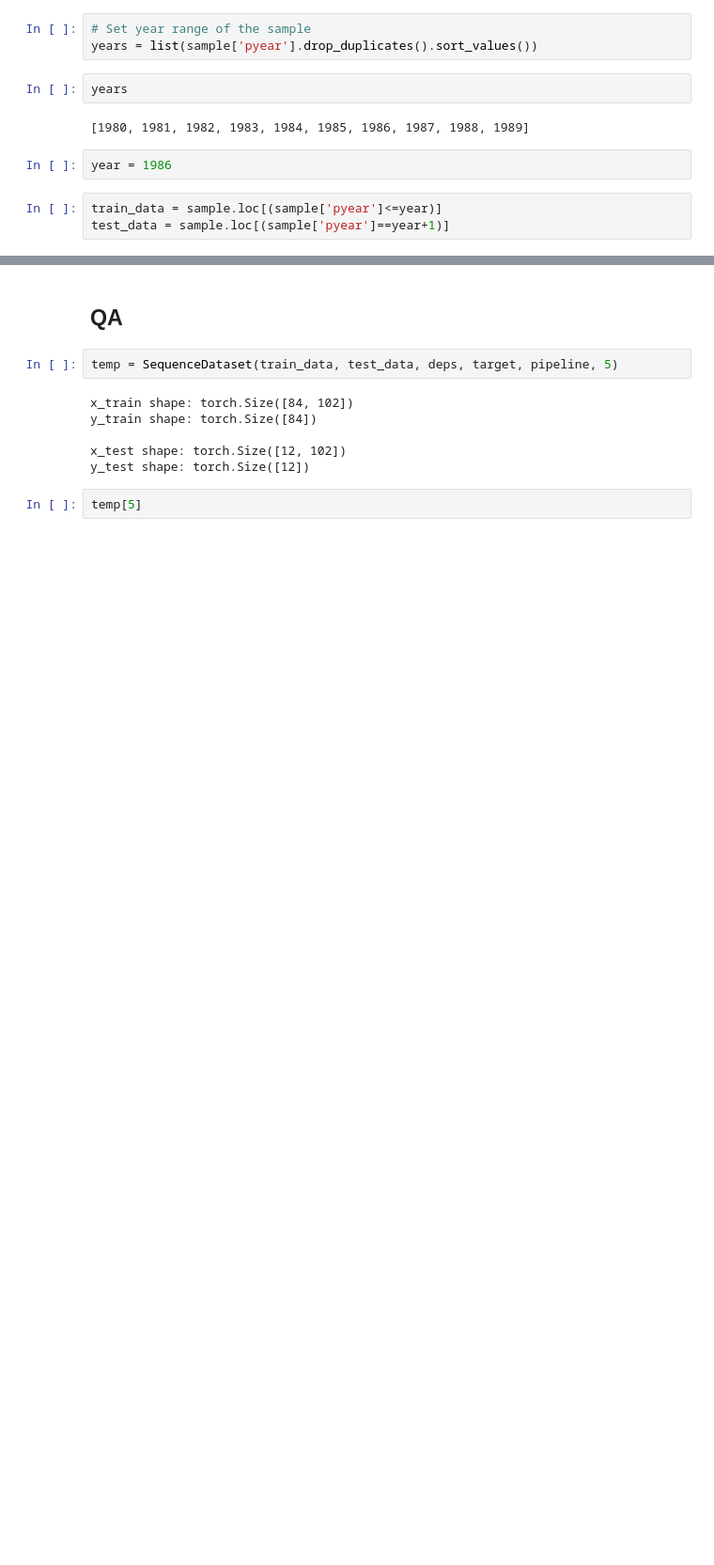
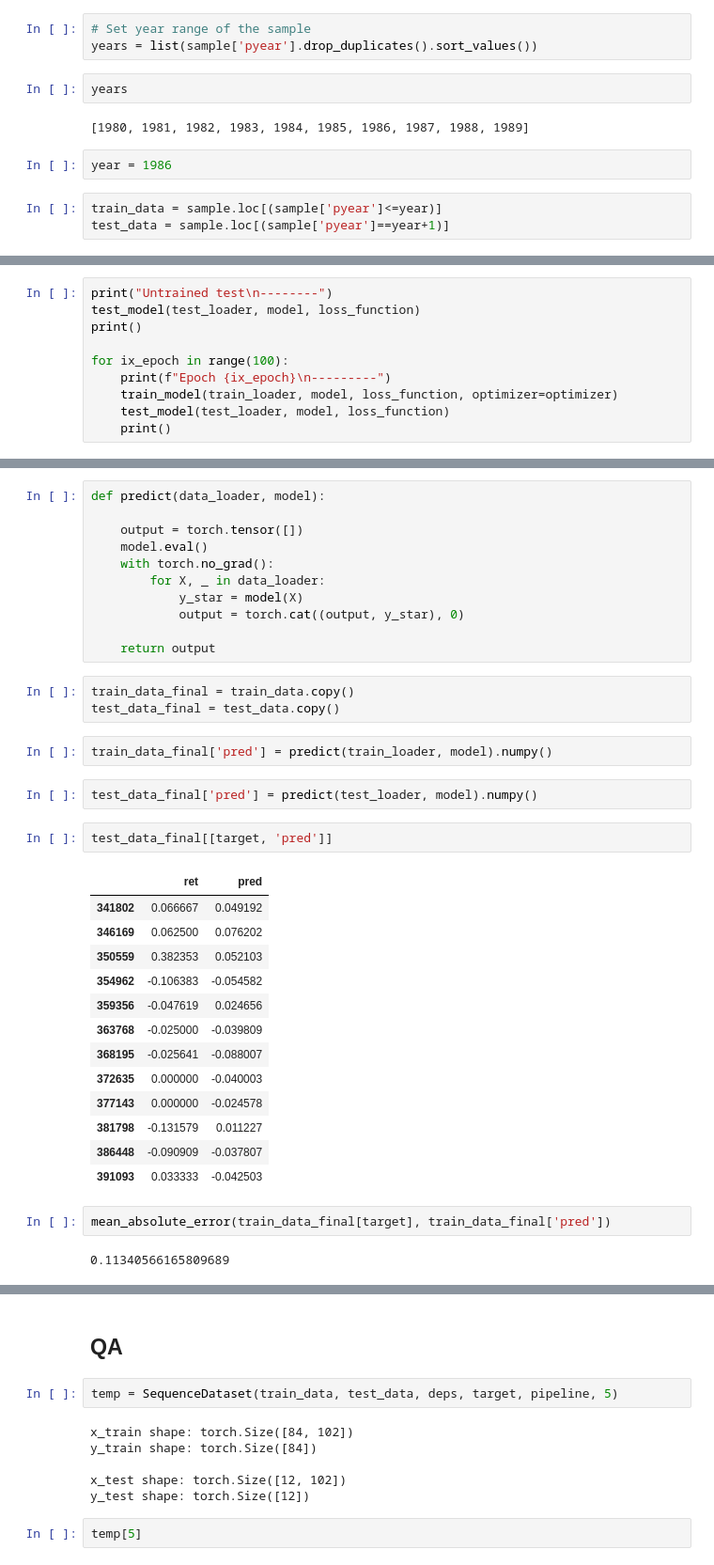
Before and after one commit to kevinidea/neural_network_stock_model, a Jupyter notebook: src/explore_data.ipynb, the cells around one changed output, grey strips where cells are left out. Shown at 94% size. Saved outputs shown, nothing was run; the diff lists cells and outputs as text; blank space fills up the shorter version.

```diff
--- a/src/explore_data.ipynb
+++ b/src/explore_data.ipynb
@@ -452,0 +656,10 @@ TypeError: expected Tensor as element 12 in argument 0, but got NoneType
+# %%
+print("Untrained test\n--------")
+test_model(test_loader, model, loss_function)
+print()
+
+for ix_epoch in range(100):
+    print(f"Epoch {ix_epoch}\n---------")
+    train_model(train_loader, model, loss_function, optimizer=optimizer)
+    test_model(test_loader, model, loss_function)
+    print()
@@ -452,0 +684,38 @@ TypeError: expected Tensor as element 12 in argument 0, but got NoneType
+# %%
+def predict(data_loader, model):
+
+    output = torch.tensor([])
+    model.eval()
+    with torch.no_grad():
+        for X, _ in data_loader:
+            y_star = model(X)
+            output = torch.cat((output, y_star), 0)
+
+    return output
+# %%
+train_data_final = train_data.copy()
+test_data_final = test_data.copy()
+# %%
+train_data_final['pred'] = predict(train_loader, model).numpy()
+# %%
+test_data_final['pred'] = predict(test_loader, model).numpy()
+# %%
+test_data_final[[target, 'pred']]
+# %% [output]
+|  | ret | pred |
+| 341802 | 0.066667 | 0.049192 |
+| 346169 | 0.062500 | 0.076202 |
+| 350559 | 0.382353 | 0.052103 |
+| 354962 | -0.106383 | -0.054582 |
+| 359356 | -0.047619 | 0.024656 |
+| 363768 | -0.025000 | -0.039809 |
+| 368195 | -0.025641 | -0.088007 |
+| 372635 | 0.000000 | -0.040003 |
+| 377143 | 0.000000 | -0.024578 |
+| 381798 | -0.131579 | 0.011227 |
+| 386448 | -0.090909 | -0.037807 |
+| 391093 | 0.033333 | -0.042503 |
+# %%
+mean_absolute_error(train_data_final[target], train_data_final['pred'])
+# %% [output]
+0.11340566165809689
```
Also changed, not shown: parts of 36 cells of this notebook.
